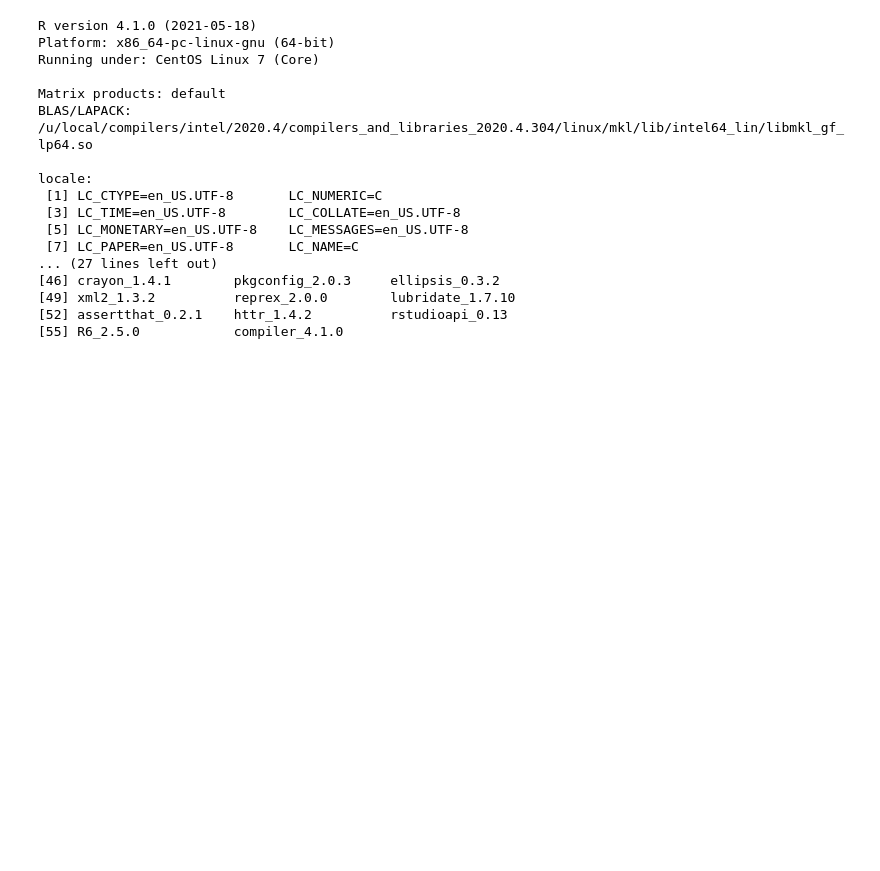
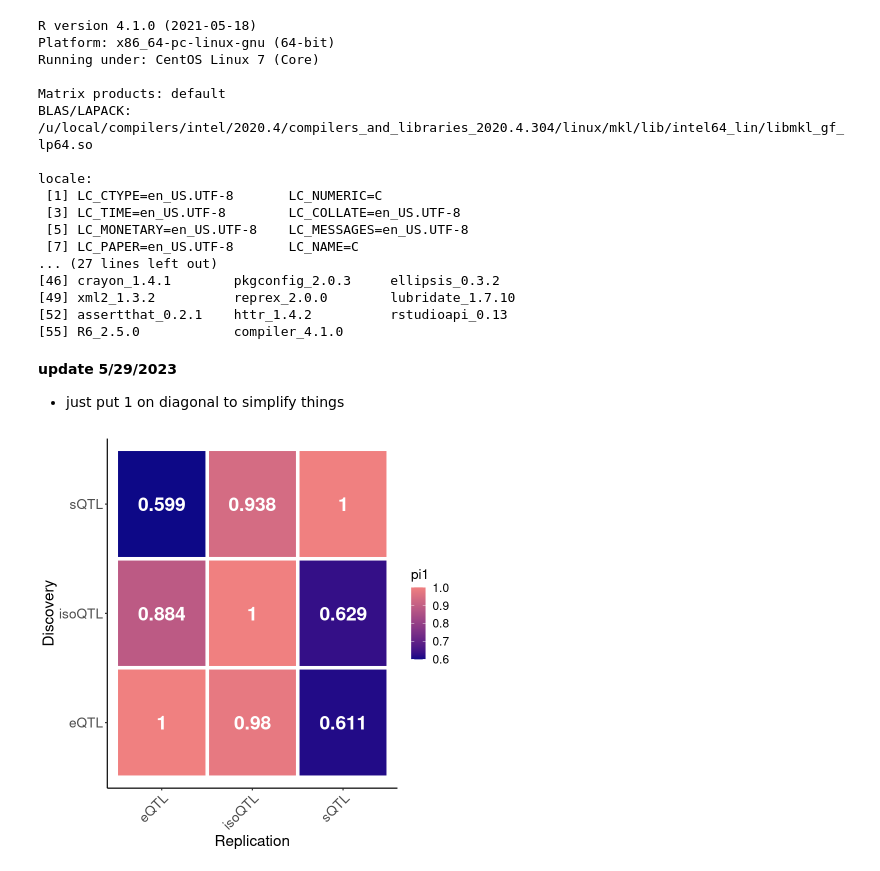
Before and after one commit to gandallab/devBrain_xQTL, a Jupyter notebook: code/04-QTL/cis-sQTL/qvalue_pi0.ipynb, the cells around one changed output. Drawn from its saved outputs; the diff is of its cells as text; code cells hidden in the pictures; blank space fills up the shorter version.

```diff
--- a/code/04-QTL/cis-sQTL/qvalue_pi0.ipynb
+++ b/code/04-QTL/cis-sQTL/qvalue_pi0.ipynb
@@ -421,3 +451,31 @@ locale:
 [49] xml2_1.3.2          reprex_2.0.0        lubridate_1.7.10
 [52] assertthat_0.2.1    httr_1.4.2          rstudioapi_0.13
 [55] R6_2.5.0            compiler_4.1.0
+# %% [markdown]
+**update 5/29/2023**
+- just put 1 on diagonal to simplify things
+# %%
+df <- data.frame("grp1" = c("eQTL", "isoQTL", "eQTL", "sQTL", "isoQTL", "sQTL", "eQTL", "isoQTL", "sQTL"),
+                 "grp2" = c("isoQTL", "eQTL", "sQTL", "eQTL", "sQTL", "isoQTL", "eQTL", "isoQTL", "sQTL"),
+                 "pi1" = c(1-0.02046428, 1-0.1159089, 1-0.388718,
+                           1-0.401189, 1-0.3709601, 1-0.06178486,
+                           1, 1, 1))
+
+df$grp1 <- factor(df$grp1, levels = c("eQTL", "isoQTL", "sQTL"))
+df$grp2 <- factor(df$grp2, levels = c("eQTL", "isoQTL", "sQTL"))
+
+ggplot(df, aes(x = grp2, y = grp1, fill = pi1)) +
+    geom_tile(colour = "white", linewidth = 1.5) +
+    theme_classic() +
+    theme(axis.text = element_text(size = 16),
+          axis.text.x = element_text(angle = 45, hjust = 1, size = 16),
+          axis.title = element_text(size = 18),
+          legend.title = element_text(size = 16),
+          legend.text = element_text(size = 14),
+          legend.position = "right") +
+#     scale_fill_viridis(option = "C") +
+    scale_fill_gradient(low = "#0d0887ff", high = "lightcoral") +
+    geom_text(aes(label = signif(pi1, 3)), color = "white", size = 8, fontface = "bold") +
+    labs(x = "Replication", y = "Discovery")
+# %% [output]
+[figure, added]
```
Also changed, not shown: parts of 6 cells of this notebook, 19 other files.
